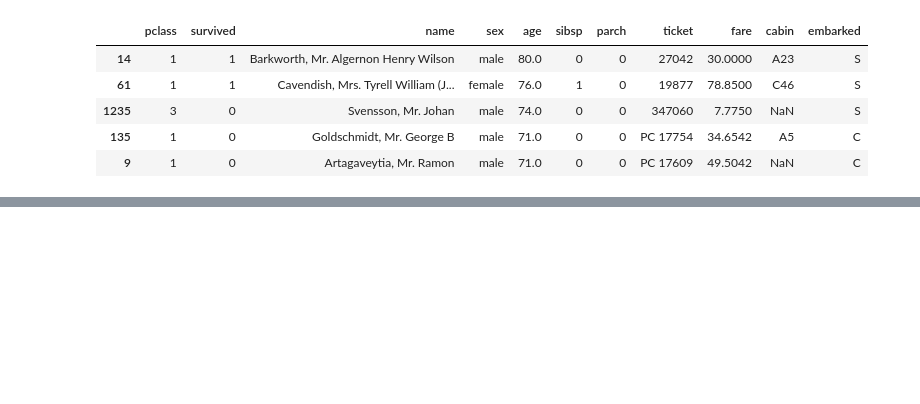
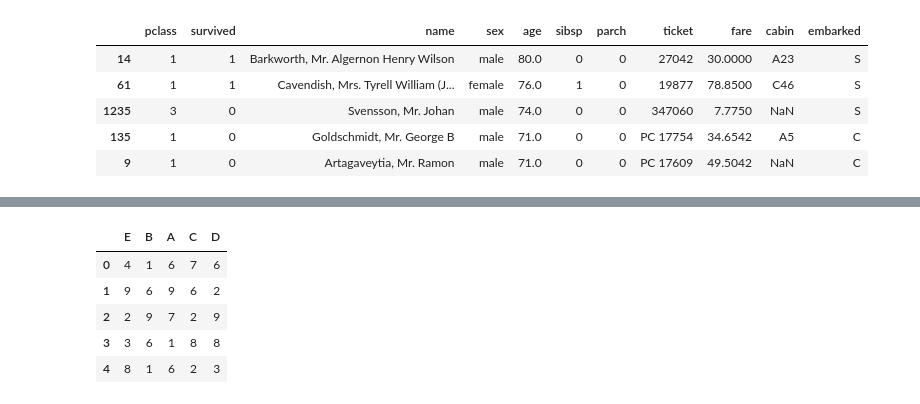
Before and after one commit to MarkvinsonAvatara/Pandas_learn, a Jupyter notebook: PythonPandasLearnWeek__11.ipynb, the cells around one changed output, grey strips where cells are left out. Cells and saved outputs as stored; diff of their text form; code cells hidden in the pictures; blank space fills up the shorter version.

```diff
--- a/PythonPandasLearnWeek__11.ipynb
+++ b/PythonPandasLearnWeek__11.ipynb
@@ -109,0 +231,9 @@ df.sort_values(['survived', 'age']).head()#mengurutkan dari survied yang paling
+# %%
+df
+# %% [output]
+|  | E | B | A | C | D |
+| 0 | 4 | 1 | 6 | 7 | 6 |
+| 1 | 9 | 6 | 9 | 6 | 2 |
+| 2 | 2 | 9 | 7 | 2 | 9 |
+| 3 | 3 | 6 | 1 | 8 | 8 |
+| 4 | 8 | 1 | 6 | 2 | 3 |
```
Also changed, not shown: parts of 16 cells of this notebook.
